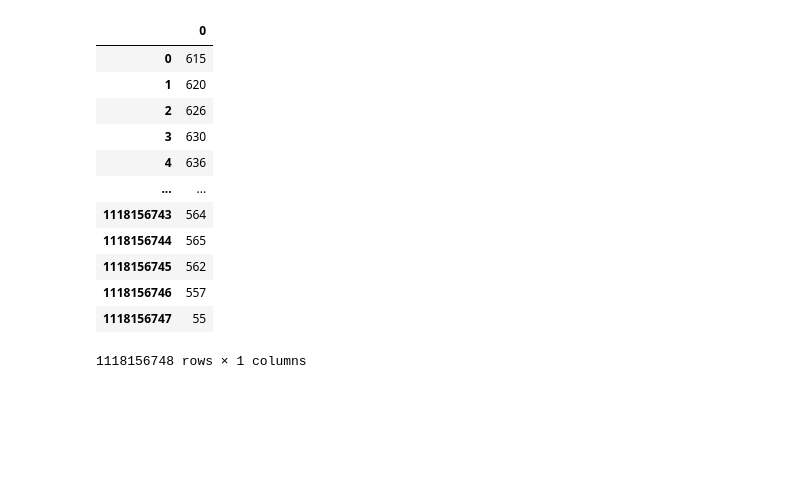
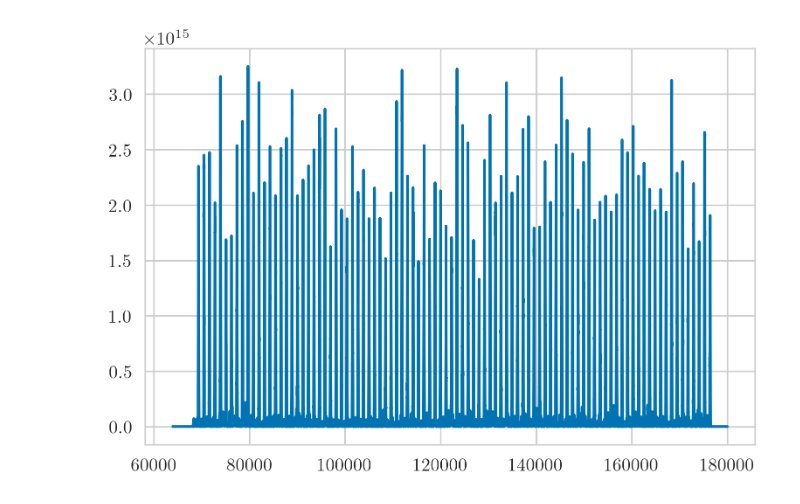
Before and after one commit to lIkesimba9/signals, a Jupyter notebook: detect_ofdm/visual.ipynb, the cells around one changed output. Saved outputs shown, nothing was run; the diff lists cells and outputs as text; code cells hidden in the pictures; blank space fills up the shorter version.

```diff
--- a/detect_ofdm/visual.ipynb
+++ b/detect_ofdm/visual.ipynb
@@ -22,16 +33,9 @@ df = pd.read_csv("build/out.csv", header=None)
 # %%
-df
+plt.plot(df[0][64000: 180000])
+#plt.stem(df[0][:15000], markerfmt=" ")
+#plt.xlabel("М")
+#plt.ylabel("Значение сигнала")
+#plt.title("Мнимая часть")
+plt.show()
 # %% [output]
-|  | 0 |
-| 0 | 615 |
-| 1 | 620 |
-| 2 | 626 |
-| 3 | 630 |
-| 4 | 636 |
-| ... | ... |
-| 1118156743 | 564 |
-| 1118156744 | 565 |
-| 1118156745 | 562 |
-| 1118156746 | 557 |
-| 1118156747 | 55 |
-1118156748 rows × 1 columns
+[figure, added]
```
Also changed, not shown: parts of 32 cells of this notebook, 1 other file.
